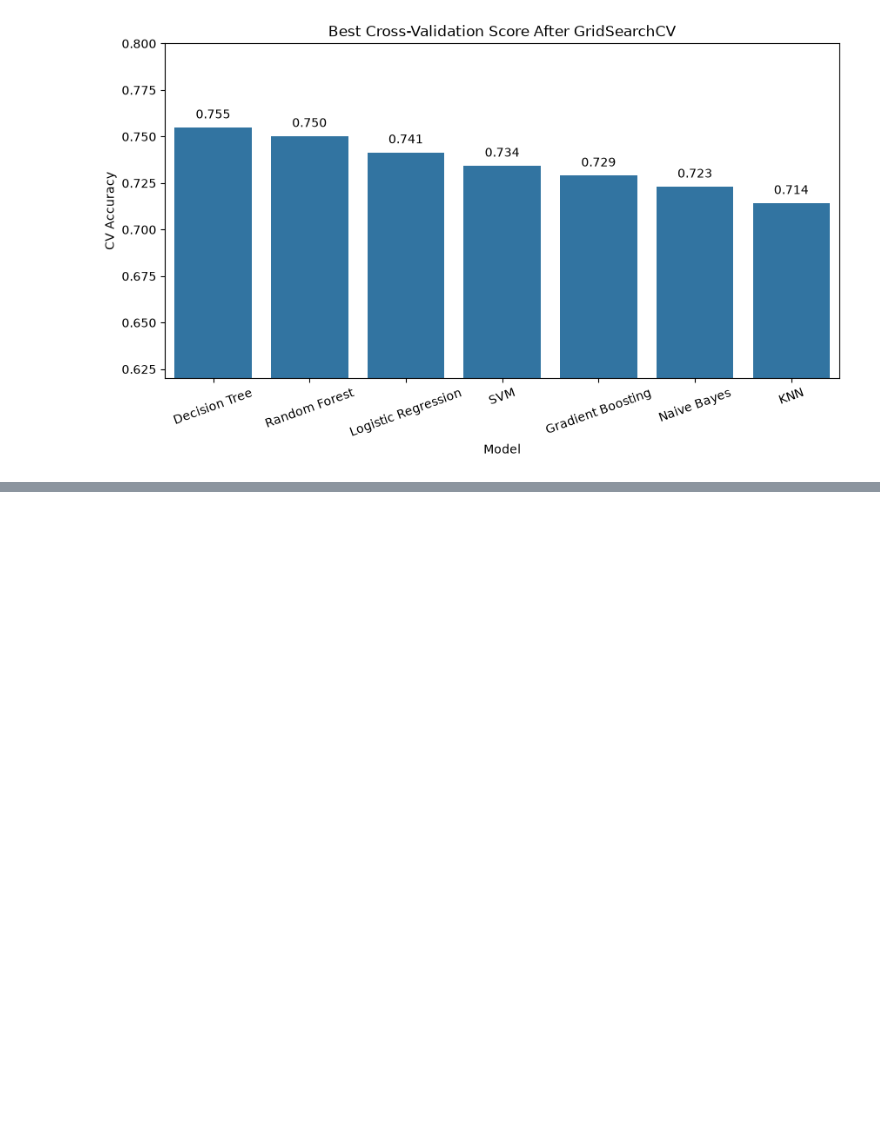
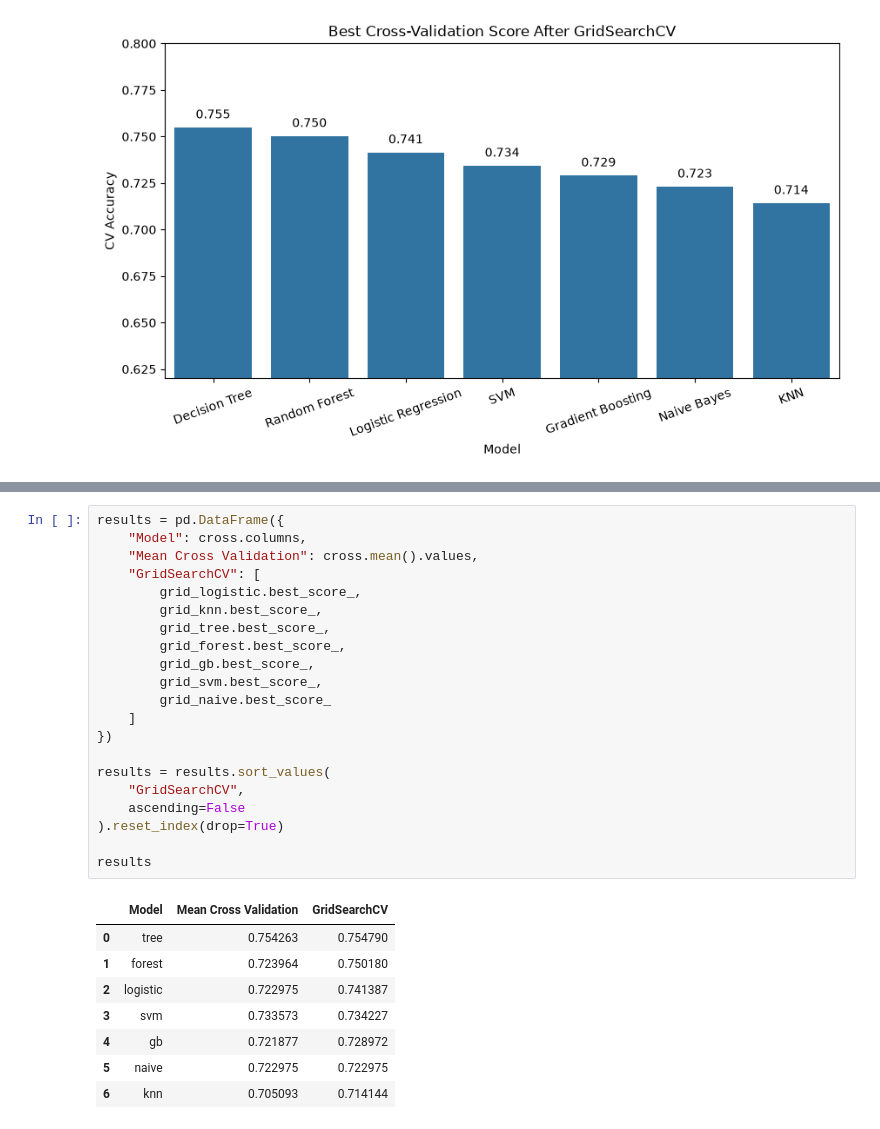
Before and after one commit to Mohamadzf23/titanic-survival-classification, a Jupyter notebook: src/titanic_classification.ipynb, the cells around one changed output, grey strips where cells are left out. Cells and saved outputs as stored; diff of their text form; blank space fills up the shorter version.

Commit message:
add hyperparameter tuning and model comparison

```diff
--- a/src/titanic_classification.ipynb
+++ b/src/titanic_classification.ipynb
@@ -1222,0 +1236,30 @@ plt.show()
+# %%
+results = pd.DataFrame({
+    "Model": cross.columns,
+    "Mean Cross Validation": cross.mean().values,
+    "GridSearchCV": [
+        grid_logistic.best_score_,
+        grid_knn.best_score_,
+        grid_tree.best_score_,
+        grid_forest.best_score_,
+        grid_gb.best_score_,
+        grid_svm.best_score_,
+        grid_naive.best_score_
+    ]
+})
+
+results = results.sort_values(
+    "GridSearchCV",
+    ascending=False
+).reset_index(drop=True)
+
+results
+# %% [output]
+|  | Model | Mean Cross Validation | GridSearchCV |
+| 0 | tree | 0.754263 | 0.754790 |
+| 1 | forest | 0.723964 | 0.750180 |
+| 2 | logistic | 0.722975 | 0.741387 |
+| 3 | svm | 0.733573 | 0.734227 |
+| 4 | gb | 0.721877 | 0.728972 |
+| 5 | naive | 0.722975 | 0.722975 |
+| 6 | knn | 0.705093 | 0.714144 |
```
Also changed, not shown: parts of 3 cells of this notebook.
